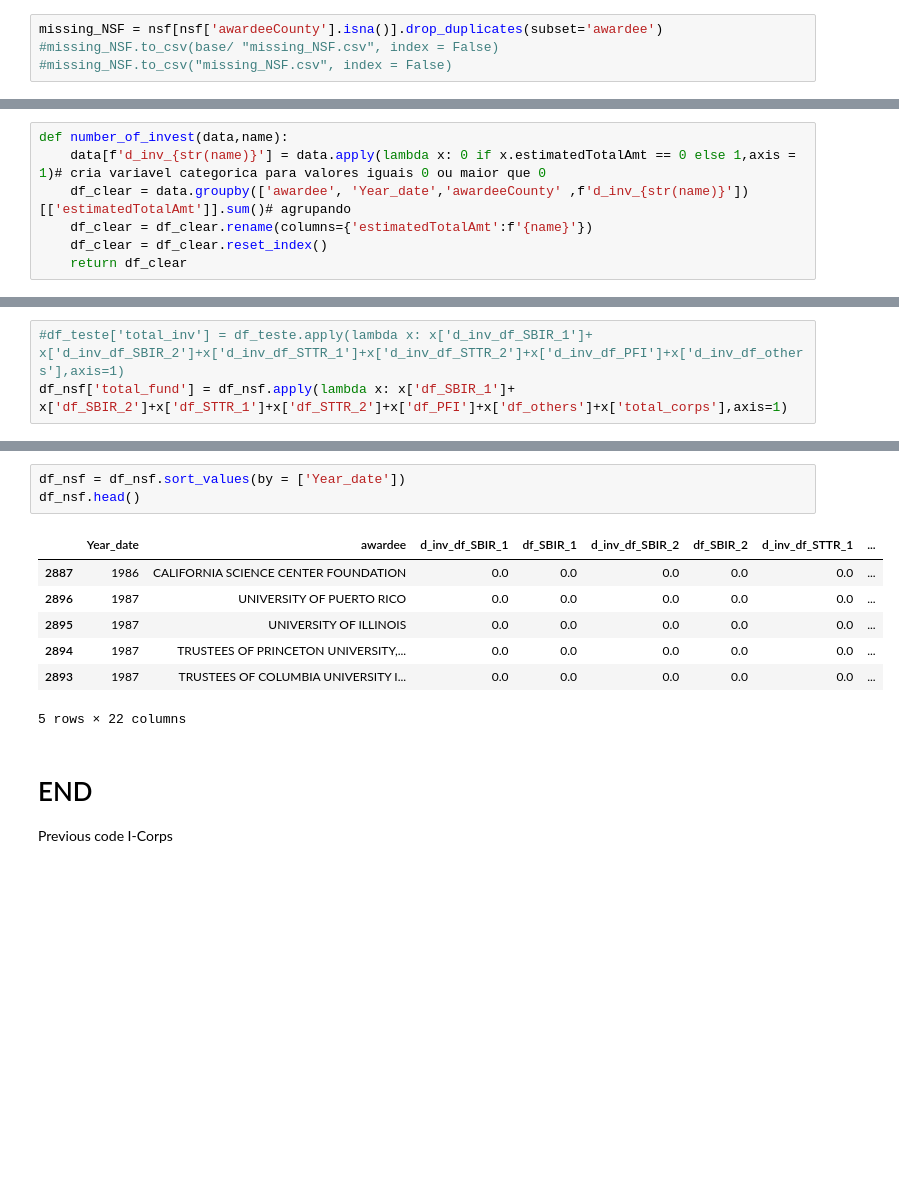
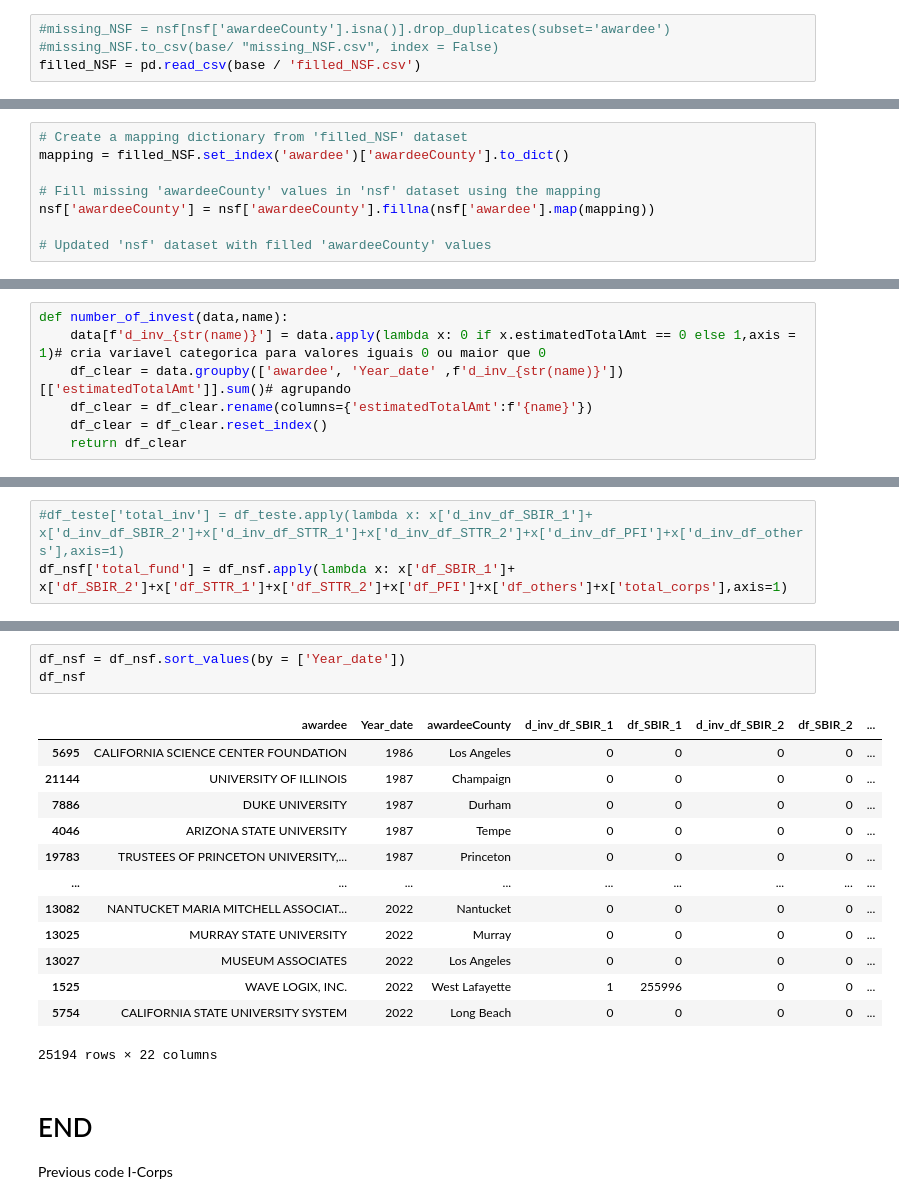
Before and after one commit to SeverinoCenter/nsf_engines, a Jupyter notebook: Vitor/Panel_All.ipynb, the cells around one changed output, grey strips where cells are left out. Saved outputs shown, nothing was run; the diff lists cells and outputs as text; blank space fills up the shorter version.

Commit message:
NSF data ready to be used

```diff
--- a/Vitor/Panel_All.ipynb
+++ b/Vitor/Panel_All.ipynb
@@ -71,8 +71,8 @@ nsf[nsf['awardeeCounty'].isna()]
 | 191543 | 11690 | The broader impact /commercial po... | NSF | 4900.0 | LIV LABS INC. | 1415 LAKE AVE | Wilmette | ... |
 3773 rows × 52 columns
 # %%
-missing_NSF = nsf[nsf['awardeeCounty'].isna()].drop_duplicates(subset='awardee')
+#missing_NSF = nsf[nsf['awardeeCounty'].isna()].drop_duplicates(subset='awardee')
 #missing_NSF.to_csv(base/ "missing_NSF.csv", index = False)
-#missing_NSF.to_csv("missing_NSF.csv", index = False)
+filled_NSF = pd.read_csv(base / 'filled_NSF.csv')
 # %% [markdown]
 Code for filling the missing value should come here
@@ -156,0 +79,8 @@ Code for filling the missing value should come here
+# %%
+# Create a mapping dictionary from 'filled_NSF' dataset
+mapping = filled_NSF.set_index('awardee')['awardeeCounty'].to_dict()
+
+# Fill missing 'awardeeCounty' values in 'nsf' dataset using the mapping
+nsf['awardeeCounty'] = nsf['awardeeCounty'].fillna(nsf['awardee'].map(mapping))
+
+# Updated 'nsf' dataset with filled 'awardeeCounty' values
@@ -335,7 +258,7 @@ df_others2.shape #181150
 # %%
 def number_of_invest(data,name):
     data[f'd_inv_{str(name)}'] = data.apply(lambda x: 0 if x.estimatedTotalAmt == 0 else 1,axis = 1)# cria variavel categorica para valores iguais 0 ou maior que 0
-    df_clear = data.groupby(['awardee', 'Year_date','awardeeCounty' ,f'd_inv_{str(name)}'])[['estimatedTotalAmt']].sum()# agrupando
+    df_clear = data.groupby(['awardee', 'Year_date' ,f'd_inv_{str(name)}'])[['estimatedTotalAmt']].sum()# agrupando
     df_clear = df_clear.rename(columns={'estimatedTotalAmt':f'{name}'})
     df_clear = df_clear.reset_index()
     return df_clear
@@ -467,14 +390,20 @@ df_nsf
 # %%
 df_nsf = df_nsf.sort_values(by = ['Year_date'])
-df_nsf.head()
+df_nsf
 # %% [output]
-|  | Year_date | awardee | d_inv_df_SBIR_1 | df_SBIR_1 | d_inv_df_SBIR_2 | df_SBIR_2 | d_inv_df_STTR_1 | ... |
-| 2887 | 1986 | CALIFORNIA SCIENCE CENTER FOUNDATION | 0.0 | 0.0 | 0.0 | 0.0 | 0.0 | ... |
-| 2896 | 1987 | UNIVERSITY OF PUERTO RICO | 0.0 | 0.0 | 0.0 | 0.0 | 0.0 | ... |
-| 2895 | 1987 | UNIVERSITY OF ILLINOIS | 0.0 | 0.0 | 0.0 | 0.0 | 0.0 | ... |
-| 2894 | 1987 | TRUSTEES OF PRINCETON UNIVERSITY,... | 0.0 | 0.0 | 0.0 | 0.0 | 0.0 | ... |
-| 2893 | 1987 | TRUSTEES OF COLUMBIA UNIVERSITY I... | 0.0 | 0.0 | 0.0 | 0.0 | 0.0 | ... |
+|  | awardee | Year_date | awardeeCounty | d_inv_df_SBIR_1 | df_SBIR_1 | d_inv_df_SBIR_2 | df_SBIR_2 | ... |
+| 5695 | CALIFORNIA SCIENCE CENTER FOUNDATION | 1986 | Los Angeles | 0 | 0 | 0 | 0 | ... |
+| 21144 | UNIVERSITY OF ILLINOIS | 1987 | Champaign | 0 | 0 | 0 | 0 | ... |
+| 7886 | DUKE UNIVERSITY | 1987 | Durham | 0 | 0 | 0 | 0 | ... |
+| 4046 | ARIZONA STATE UNIVERSITY | 1987 | Tempe | 0 | 0 | 0 | 0 | ... |
+| 19783 | TRUSTEES OF PRINCETON UNIVERSITY,... | 1987 | Princeton | 0 | 0 | 0 | 0 | ... |
+| ... | ... | ... | ... | ... | ... | ... | ... | ... |
+| 13082 | NANTUCKET MARIA MITCHELL ASSOCIAT... | 2022 | Nantucket | 0 | 0 | 0 | 0 | ... |
+| 13025 | MURRAY STATE UNIVERSITY | 2022 | Murray | 0 | 0 | 0 | 0 | ... |
+| 13027 | MUSEUM ASSOCIATES | 2022 | Los Angeles | 0 | 0 | 0 | 0 | ... |
+| 1525 | WAVE LOGIX, INC. | 2022 | West Lafayette | 1 | 255996 | 0 | 0 | ... |
+| 5754 | CALIFORNIA STATE UNIVERSITY SYSTEM | 2022 | Long Beach | 0 | 0 | 0 | 0 | ... |
-5 rows × 22 columns
+25194 rows × 22 columns
 # %% [markdown]
 # END
 Previous code I-Corps
```
Also changed, not shown: parts of 20 cells of this notebook.
